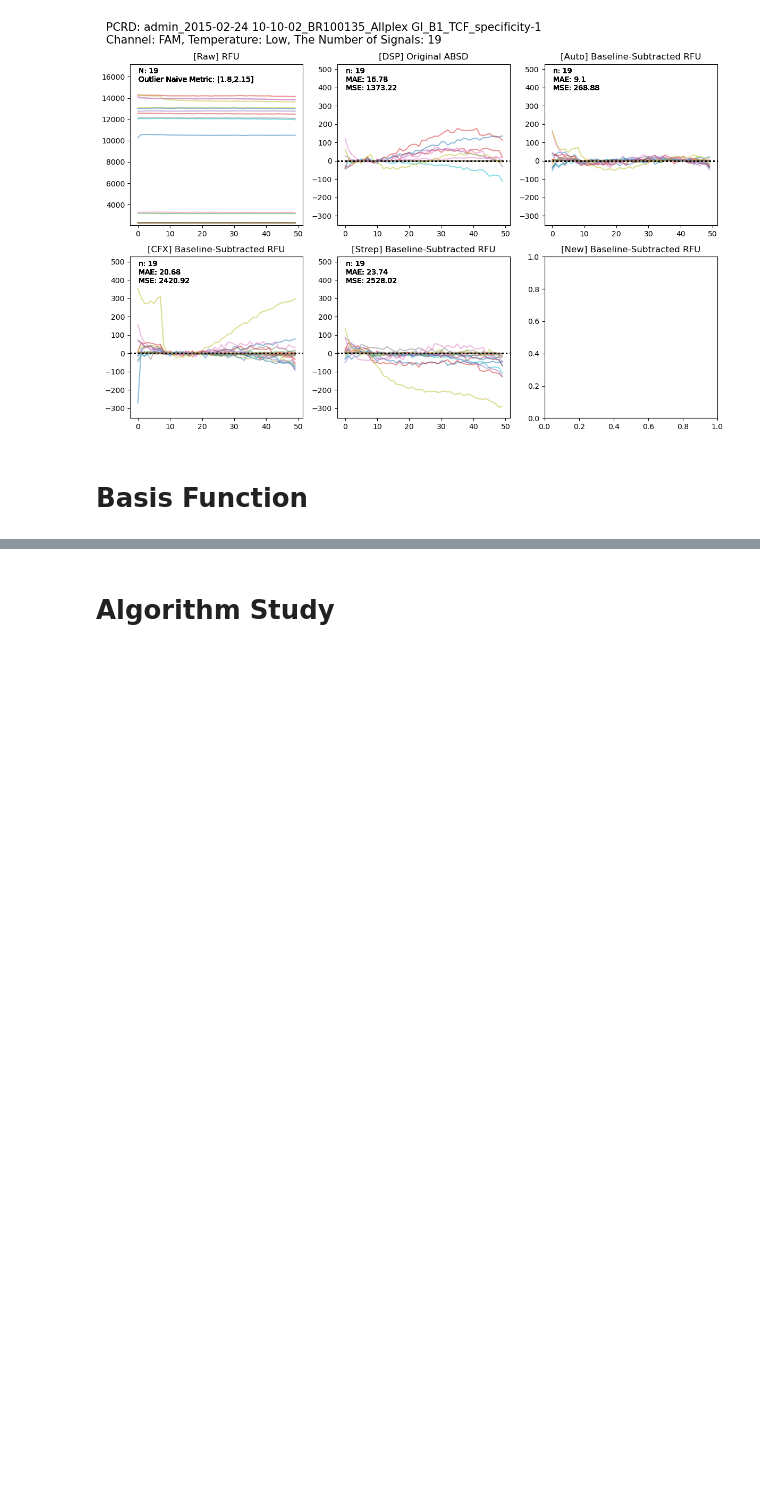
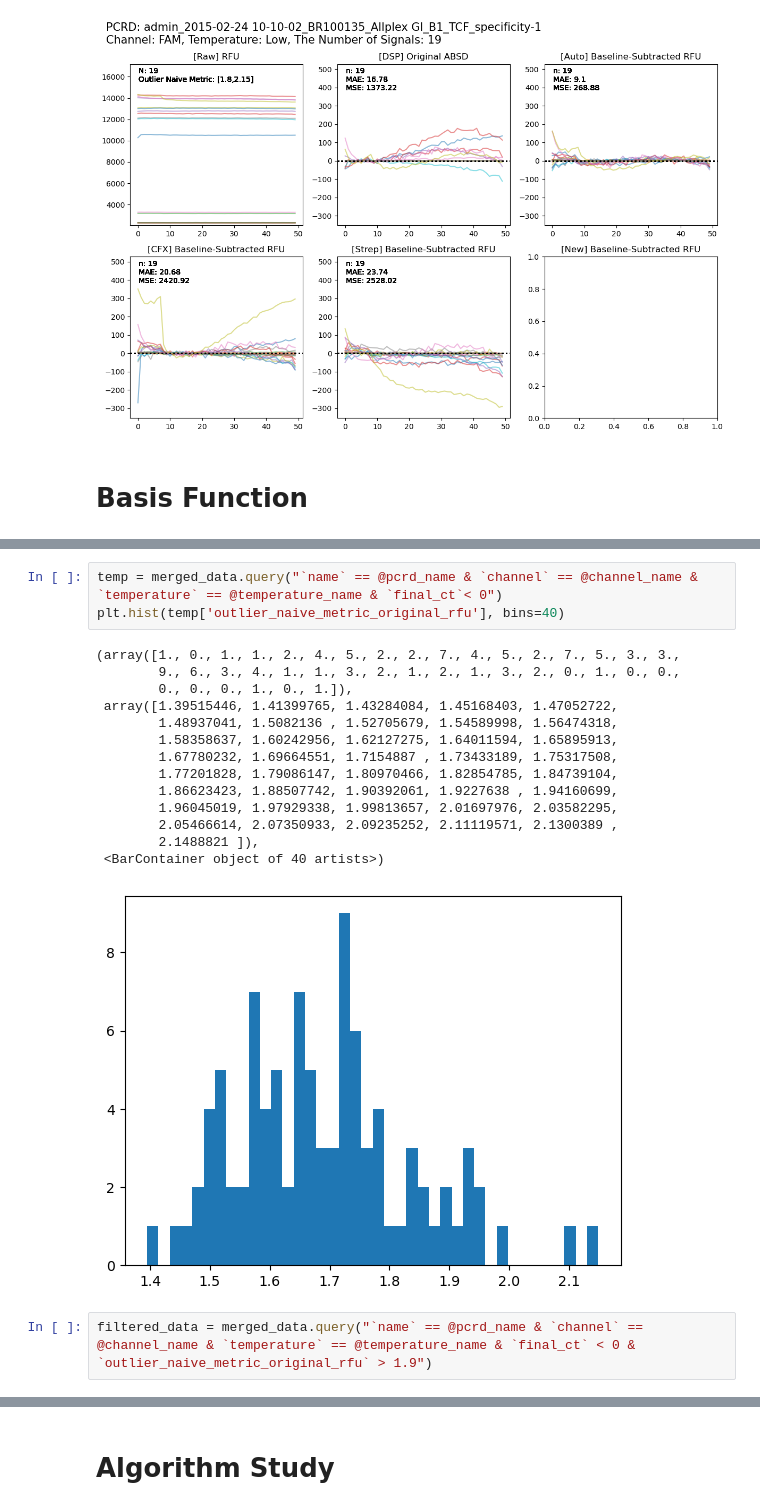
Before and after one commit to kmink3225/website, a Jupyter notebook: docs/projects/baseline_subtraction/3.baseline-analysis.ipynb, the cells around one changed output, grey strips where cells are left out. Cells and saved outputs as stored; diff of their text form; blank space fills up the shorter version.

```diff
--- a/docs/projects/baseline_subtraction/3.baseline-analysis.ipynb
+++ b/docs/projects/baseline_subtraction/3.baseline-analysis.ipynb
@@ -879,0 +819,20 @@ def compute_l2_gradent(w, P, x, y):
+# %%
+temp = merged_data.query("`name` == @pcrd_name & `channel` == @channel_name & `temperature` == @temperature_name & `final_ct`< 0")
+plt.hist(temp['outlier_naive_metric_original_rfu'], bins=40)
+# %% [output]
+(array([1., 0., 1., 1., 2., 4., 5., 2., 2., 7., 4., 5., 2., 7., 5., 3., 3.,
+        9., 6., 3., 4., 1., 1., 3., 2., 1., 2., 1., 3., 2., 0., 1., 0., 0.,
+        0., 0., 0., 1., 0., 1.]),
+ array([1.39515446, 1.41399765, 1.43284084, 1.45168403, 1.47052722,
+        1.48937041, 1.5082136 , 1.52705679, 1.54589998, 1.56474318,
+        1.58358637, 1.60242956, 1.62127275, 1.64011594, 1.65895913,
+        1.67780232, 1.69664551, 1.7154887 , 1.73433189, 1.75317508,
+        1.77201828, 1.79086147, 1.80970466, 1.82854785, 1.84739104,
+        1.86623423, 1.88507742, 1.90392061, 1.9227638 , 1.94160699,
+        1.96045019, 1.97929338, 1.99813657, 2.01697976, 2.03582295,
+        2.05466614, 2.07350933, 2.09235252, 2.11119571, 2.1300389 ,
+        2.1488821 ]),
+ <BarContainer object of 40 artists>)
+[figure, added]
+# %%
+filtered_data = merged_data.query("`name` == @pcrd_name & `channel` == @channel_name & `temperature` == @temperature_name & `final_ct` < 0 & `outlier_naive_metric_original_rfu` > 1.9")
```
Also changed, not shown: parts of 13 cells of this notebook.
